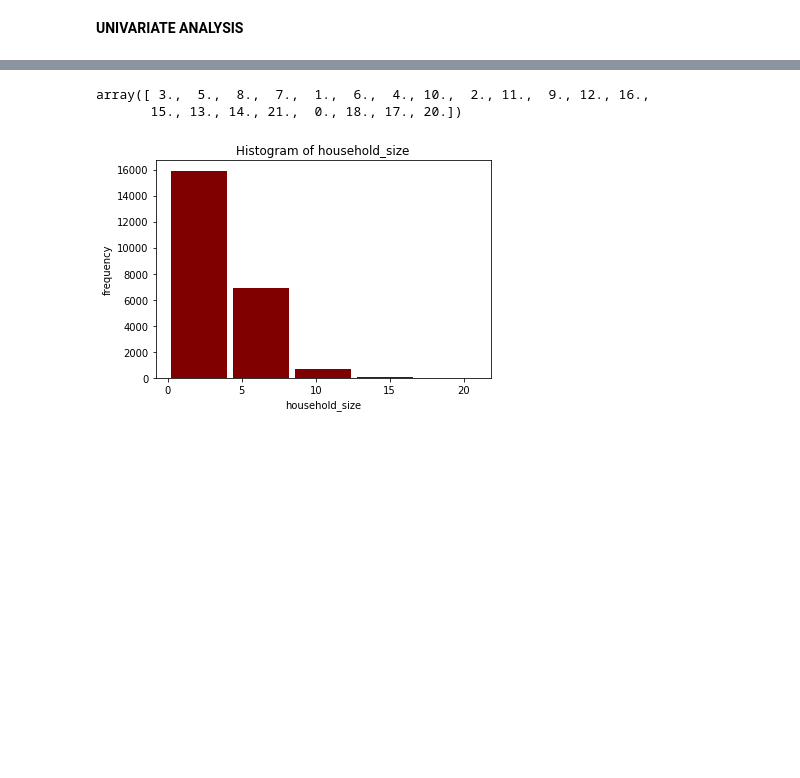
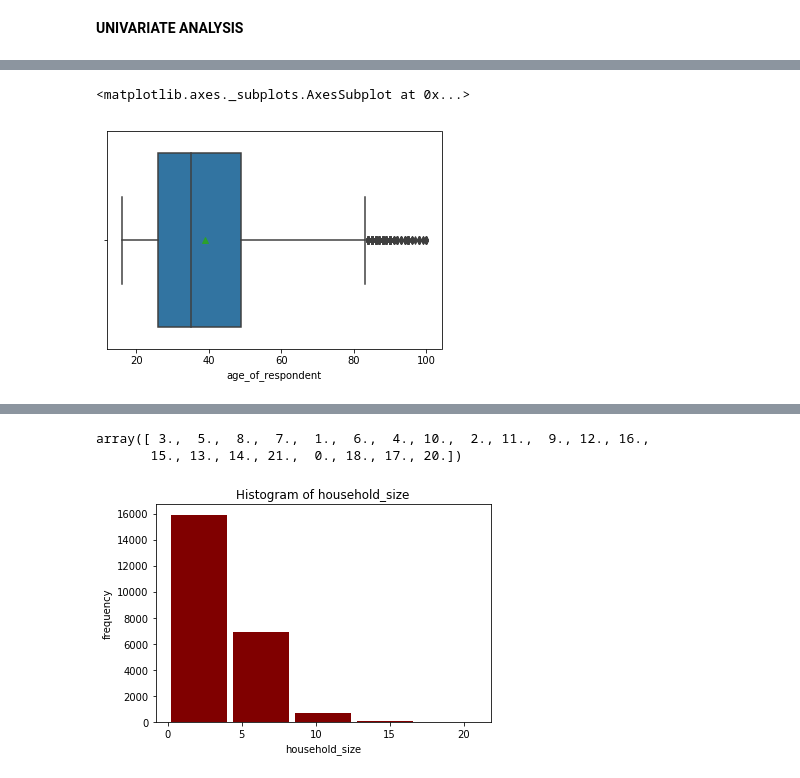
Before and after one commit to EOKELLO/IP-WEEK1-CORE, a Jupyter notebook: 2Moringa_Data_Science_Core_W1_Independent_Project_2019_07_Elizabeth_Okello_Python_Notebook.ipynb, the cells around one changed output, grey strips where cells are left out. Drawn from its saved outputs; the diff is of its cells as text; code cells hidden in the pictures; blank space fills up the shorter version.

```diff
--- a/2Moringa_Data_Science_Core_W1_Independent_Project_2019_07_Elizabeth_Okello_Python_Notebook.ipynb
+++ b/2Moringa_Data_Science_Core_W1_Independent_Project_2019_07_Elizabeth_Okello_Python_Notebook.ipynb
@@ -242,0 +265,6 @@ sns.boxplot(df['household_size'],showmeans=True)
+# %%
+#we visualize to check if truely there are outliers using the box plot and yes there are outliers!as in the box plot below.
+sns.boxplot(df['age_of_respondent'],showmeans=True)
+# %% [output]
+<matplotlib.axes._subplots.AxesSubplot at 0x...>
+[figure, added]
```
Also changed, not shown: parts of 90 cells of this notebook.
